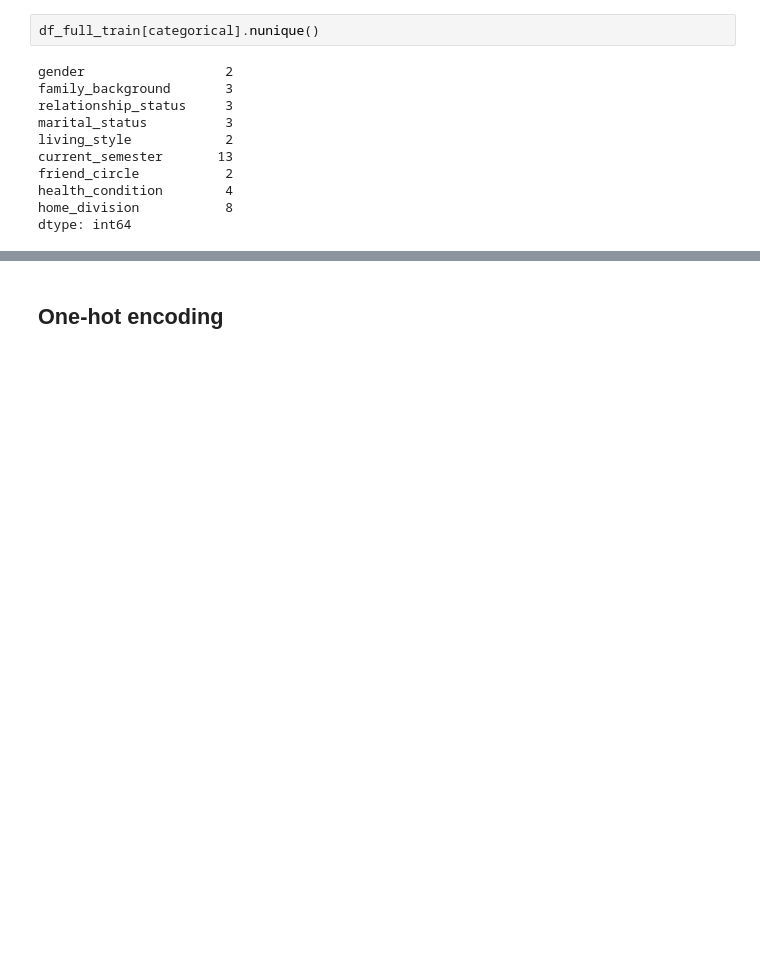
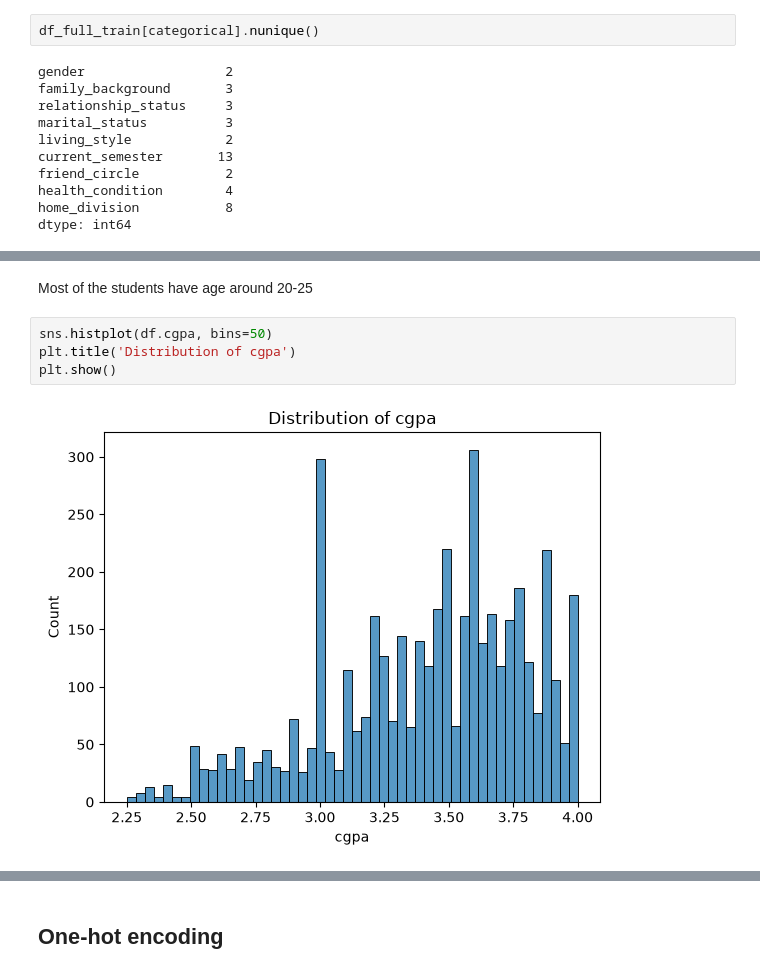
Before and after one commit to emorozo2006/student-depression-detection, a Jupyter notebook: notebook.ipynb, the cells around one changed output, grey strips where cells are left out. Cells and saved outputs as stored; diff of their text form; blank space fills up the shorter version.

```diff
--- a/notebook.ipynb
+++ b/notebook.ipynb
@@ -114,0 +150,8 @@ dtype: int64
+# %% [markdown]
+Most of the students have age around 20-25
+# %%
+sns.histplot(df.cgpa, bins=50)
+plt.title('Distribution of cgpa')
+plt.show()
+# %% [output]
+[figure, added]
```
Also changed, not shown: parts of 29 cells of this notebook.
